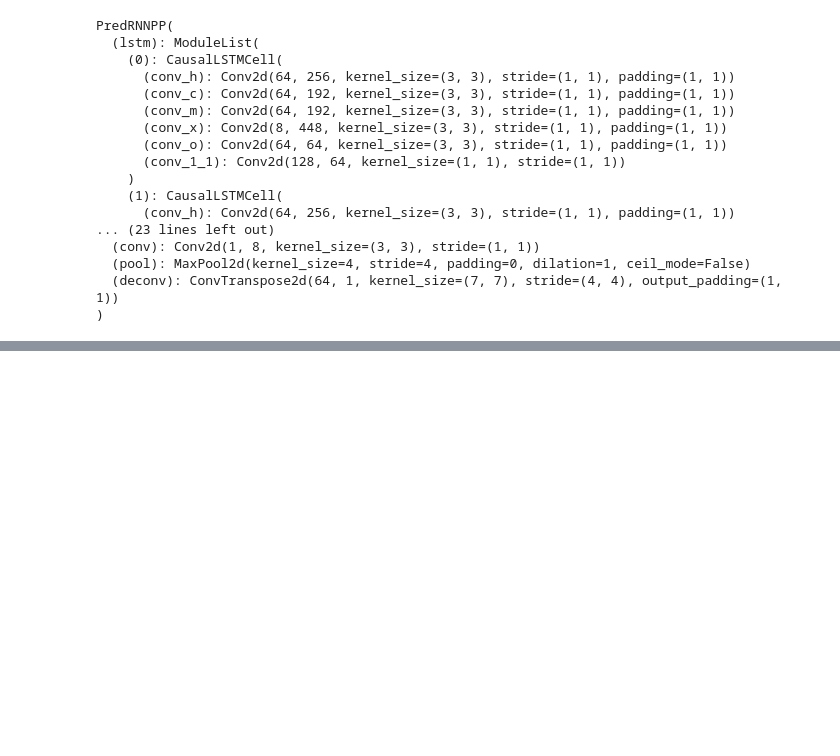
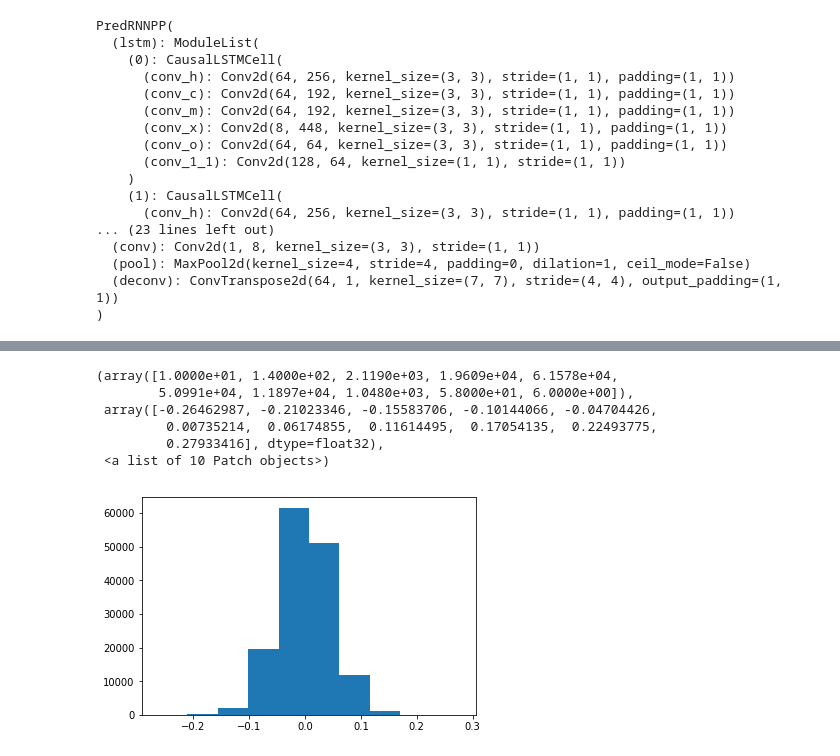
Before and after one commit to stathius/wave_propagation, a Jupyter notebook: notebooks/Viz - Causal LSTM filters and internal states.ipynb, the cells around one changed output, grey strips where cells are left out. Drawn from its saved outputs; the diff is of its cells as text; code cells hidden in the pictures; blank space fills up the shorter version.

```diff
--- a/notebooks/Viz - Causal LSTM filters and internal states.ipynb
+++ b/notebooks/Viz - Causal LSTM filters and internal states.ipynb
@@ -101,0 +99,13 @@ PredRNNPP(
+# %%
+p0 = params['lstm.3.conv_h.weight']
+p0b = params['lstm.3.conv_h.bias']
+p0f = p0.flatten()
+plt.hist(p0f)
+# %% [output]
+(array([1.0000e+01, 1.4000e+02, 2.1190e+03, 1.9609e+04, 6.1578e+04,
+        5.0991e+04, 1.1897e+04, 1.0480e+03, 5.8000e+01, 6.0000e+00]),
+ array([-0.26462987, -0.21023346, -0.15583706, -0.10144066, -0.04704426,
+         0.00735214,  0.06174855,  0.11614495,  0.17054135,  0.22493775,
+         0.27933416], dtype=float32),
+ <a list of 10 Patch objects>)
+[figure, added]
```
Also changed, not shown: parts of 30 cells of this notebook.
